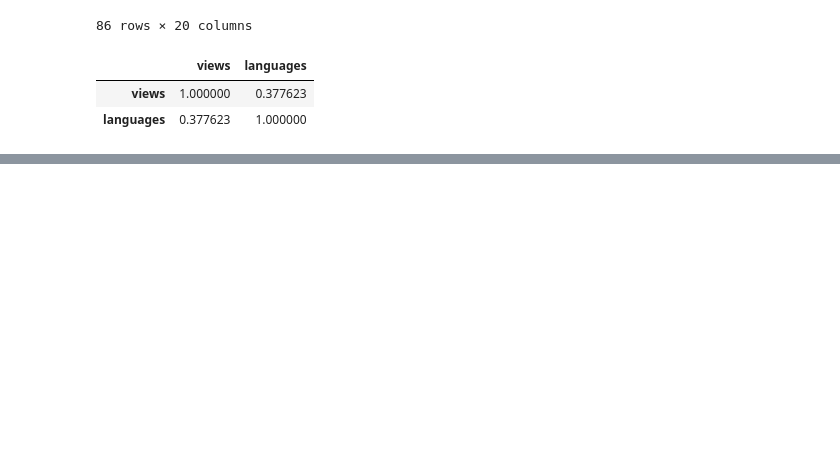
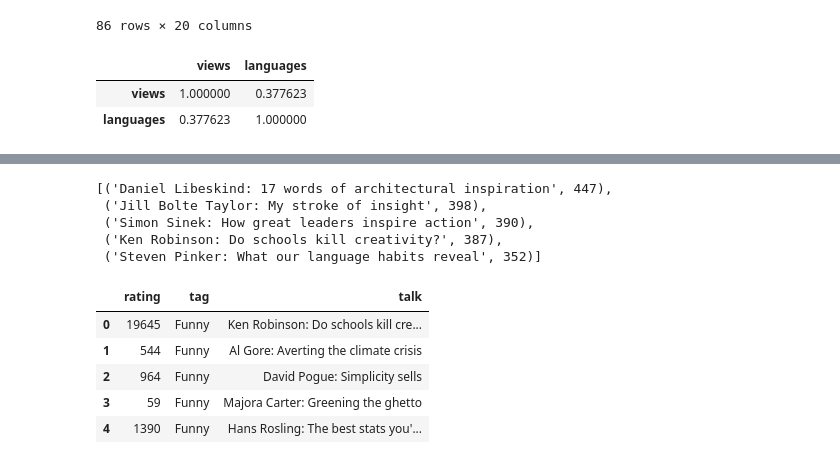
Before and after one commit to SummerHeUSA/TED-TALKS-ANAYSIS-Project2-, a Jupyter notebook: TED TALKS.ipynb, the cells around one changed output, grey strips where cells are left out. Drawn from its saved outputs; the diff is of its cells as text; code cells hidden in the pictures; blank space fills up the shorter version.

```diff
--- a/TED TALKS.ipynb
+++ b/TED TALKS.ipynb
@@ -366,0 +350,7 @@ ValueError: malformed node or string: ['children', 'creativity', 'culture', 'dan
+# %%
+# Durationg analysis
+df['duration'] = df['duration']/60
+df['duration'].describe()
+
+# Observations:
+# the average length is 13.8 mins, the max is 87.6 mins and the shortest one is 2.25mins
@@ -366,0 +385,53 @@ ValueError: malformed node or string: ['children', 'creativity', 'culture', 'dan
+# %%
+# for all possible tags:
+# what are the talks that are the most of that tag?
+
+from collections import defaultdict
+
+tag_to_talk = defaultdict(list)
+# dictionary stores a key for the name of the TAG and a list for its value
+# the list is a list of tuples, consisting o
+
+for index, row in df.iterrows():
+    talk_name = row['name']
+    ratings = row['ratings']
+    for tag_row in ratings:
+        #<tagname: [(talkname, count), (talkname, count)]
+        tag_to_talk[tag_row.get('name')].append((talk_name, tag_row.get('count')))
+
+
+# originally you had 1 row per talk and within that, the ratings and counts
+# you probably want 1 row per talk AND tag
+# %%
+# each Talks has different categories --- like tree map --- want to get the sub-items --?????
+sorted(tag_to_talk['Longwinded'], key=lambda x: x[1], reverse=True)[:5]
+# %% [output]
+[('Daniel Libeskind: 17 words of architectural inspiration', 447),
+ ('Jill Bolte Taylor: My stroke of insight', 398),
+ ('Simon Sinek: How great leaders inspire action', 390),
+ ('Ken Robinson: Do schools kill creativity?', 387),
+ ('Steven Pinker: What our language habits reveal', 352)]
+# %%
+for_df = []
+
+for tag, value in tag_to_talk.items():
+    for row in value:
+        talk, rating = row
+        for_df.append({
+            "tag": tag,
+            "talk": talk,
+            "rating": rating
+        })
+out = pd.DataFrame.from_records(for_df)
+
+out.head()
+
+# normalize for number of views? take ratings counts / nbr of views
+# Then you could really find what is funniest, or most longwinded
+# %% [output]
+|  | rating | tag | talk |
+| 0 | 19645 | Funny | Ken Robinson: Do schools kill cre... |
+| 1 | 544 | Funny | Al Gore: Averting the climate crisis |
+| 2 | 964 | Funny | David Pogue: Simplicity sells |
+| 3 | 59 | Funny | Majora Carter: Greening the ghetto |
+| 4 | 1390 | Funny | Hans Rosling: The best stats you'... |
```
Also changed, not shown: parts of 13 cells of this notebook.
